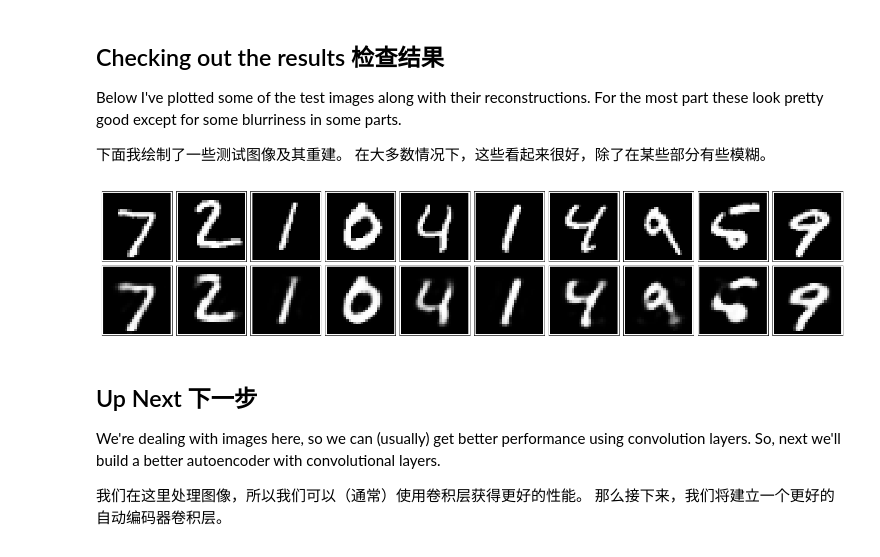
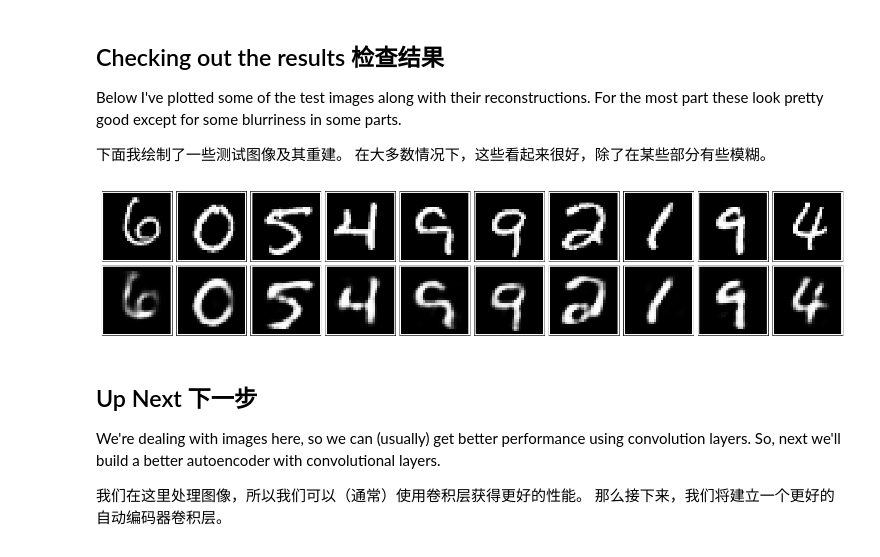
Before and after one commit to omnigeeker/dlnd_autoencoder, a Jupyter notebook: Simple_Autoencoder.ipynb, the cells around one changed output. Cells and saved outputs as stored; diff of their text form; code cells hidden in the pictures.

```diff
--- a/Simple_Autoencoder.ipynb
+++ b/Simple_Autoencoder.ipynb
@@ -54,21 +48,25 @@ We'll train an autoencoder with these images by flattening them into 784 length
 # Size of the encoding layer (the hidden layer)
 encoding_dim = 32 # feel free to change this value
 
-inputs_ =
-targets_ =
+image_size = mnist.train.images.shape[1]
+
+inputs_ = tf.placeholder(tf.float32, (None,image_size), name='inputs')
+targets_ = tf.placeholder(tf.float32, (None,image_size), name='targets')
 
 # Output of hidden layer
-encoded =
+encoded = tf.layers.dense(inputs_, encoding_dim, activation=tf.nn.relu)
 
 # Output layer logits
-logits =
+logits = tf.layers.dense(encoded, image_size, activation=None)
 # Sigmoid output from logits
-decoded =
+decoded = tf.nn.sigmoid(logits, name='output')
 
 # Sigmoid cross-entropy loss
-loss =
+loss = tf.nn.sigmoid_cross_entropy_with_logits(labels=targets_, logits=logits)
 # Mean of the loss
-cost =
+cost = tf.reduce_mean(loss)
 
 # Adam optimizer
-opt =
+opt = tf.train.AdamOptimizer(0.001).minimize(cost)
+
+print("done")
@@ -105,18 +123,18 @@ Below I've plotted some of the test images along with their reconstructions. For
 下面我绘制了一些测试图像及其重建。 在大多数情况下，这些看起来很好，除了在某些部分有些模糊。
 # %%
 fig, axes = plt.subplots(nrows=2, ncols=10, sharex=True, sharey=True, figsize=(20,4))
-in_imgs = mnist.test.images[:10]
+in_imgs = mnist.test.images[100:110]
 reconstructed, compressed = sess.run([decoded, encoded], feed_dict={inputs_: in_imgs})
 
 for images, row in zip([in_imgs, reconstructed], axes):
     for img, ax in zip(images, row):
         ax.imshow(img.reshape((28, 28)), cmap='Greys_r')
         ax.get_xaxis().set_visible(False)
         ax.get_yaxis().set_visible(False)
 
 fig.tight_layout(pad=0.1)
 # %% [output]
-[figure, old version]
+[figure, new version]
 # %%
 sess.close()
 # %% [markdown]
```
Also changed, not shown: parts of 5 cells of this notebook, 8 other files.
